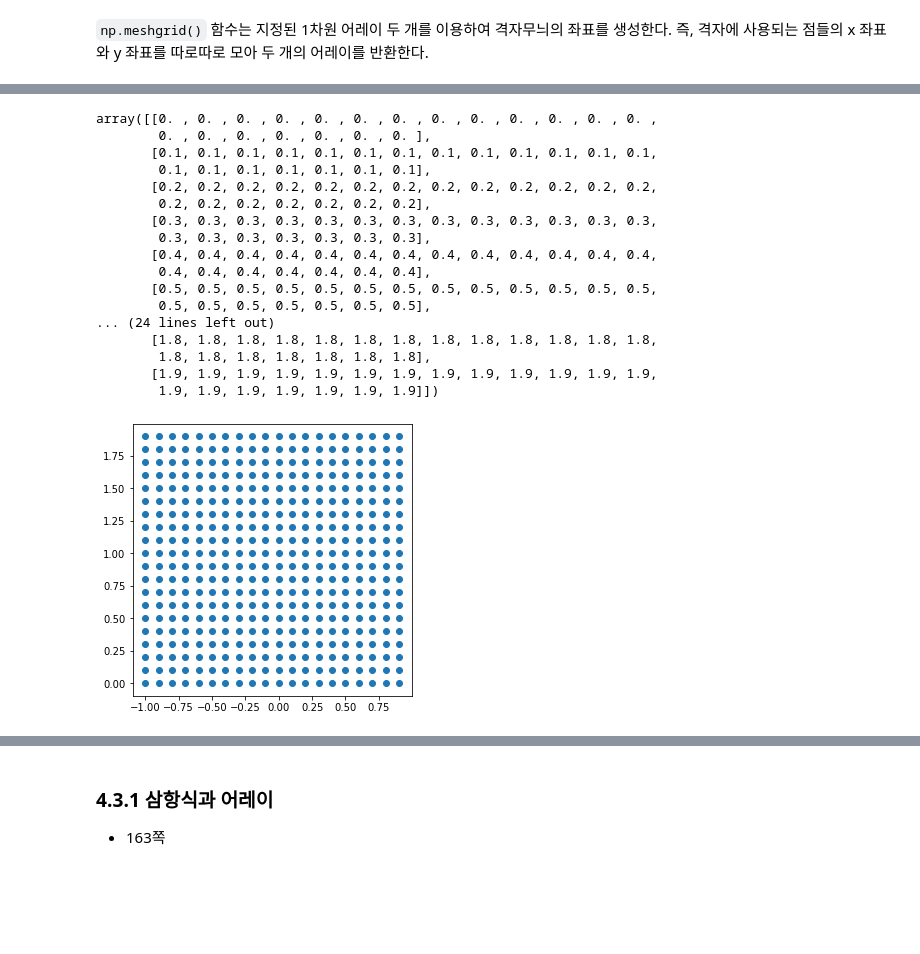
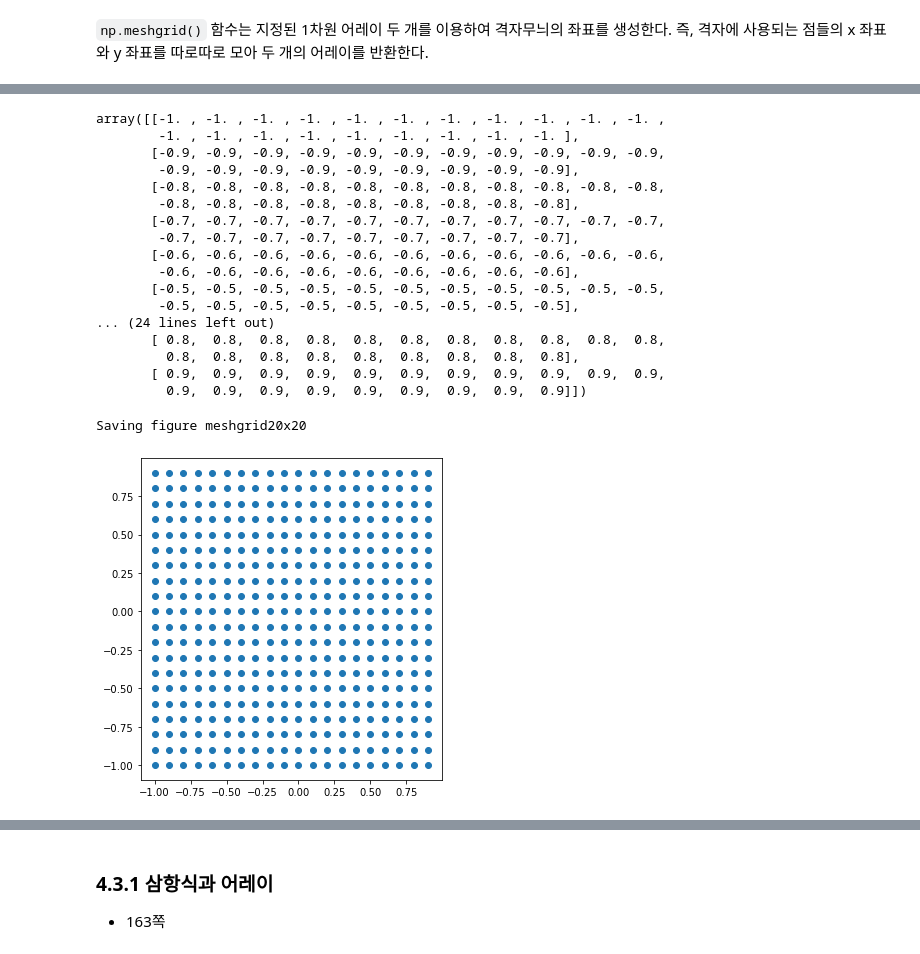
Before and after one commit to codingalzi/pydata, a Jupyter notebook: notebooks/pydata04-numpy-basics-3.ipynb, the cells around one changed output, grey strips where cells are left out. Drawn from its saved outputs; the diff is of its cells as text; code cells hidden in the pictures; blank space fills up the shorter version.

```diff
--- a/notebooks/pydata04-numpy-basics-3.ipynb
+++ b/notebooks/pydata04-numpy-basics-3.ipynb
@@ -23,3 +27,19 @@ plt.rc('figure', figsize=(10, 6))
+# %%
+import os
+
+# 그래프 저장을 디렉토리 지정
+PROJECT_ROOT_DIR = "."
+CHAPTER_ID = "graphs"
+IMAGES_PATH = os.path.join(PROJECT_ROOT_DIR, "images", CHAPTER_ID)
+os.makedirs(IMAGES_PATH, exist_ok=True)
+
+# 그래프 저장 함수 선언
+def save_fig(fig_id, tight_layout=True, fig_extension="png", resolution=200):
+    path = os.path.join(IMAGES_PATH, fig_id + "." + fig_extension)
+    print("Saving figure", fig_id)
+    if tight_layout:
+        plt.tight_layout()
+    plt.savefig(path, format=fig_extension, dpi=resolution)
 # %% [markdown]
 ## 4.2 항목별 함수 적용 (p. 158)
 # %% [markdown]
@@ -156,7 +174,7 @@ points = np.arange(-1, 1, 0.1) # 1000 equally spaced points
 `np.meshgrid()` 함수는 지정된 1차원 어레이 두 개를 이용하여 격자무늬의 좌표를 생성한다.
 즉, 격자에 사용되는 점들의 x 좌표와 y 좌표를 따로따로 모아 두 개의 어레이를 반환한다.
 # %%
-xs, ys = np.meshgrid(points, points2)
+xs, ys = np.meshgrid(points, points)
 # %%
 xs
 # %% [output]
@@ -180,29 +198,31 @@ array([[-1. , -0.9, -0.8, -0.7, -0.6, -0.5, -0.4, -0.3, -0.2, -0.1, -0. ,
 # %%
 ys
 # %% [output]
-array([[0. , 0. , 0. , 0. , 0. , 0. , 0. , 0. , 0. , 0. , 0. , 0. , 0. ,
-        0. , 0. , 0. , 0. , 0. , 0. , 0. ],
-       [0.1, 0.1, 0.1, 0.1, 0.1, 0.1, 0.1, 0.1, 0.1, 0.1, 0.1, 0.1, 0.1,
-        0.1, 0.1, 0.1, 0.1, 0.1, 0.1, 0.1],
-       [0.2, 0.2, 0.2, 0.2, 0.2, 0.2, 0.2, 0.2, 0.2, 0.2, 0.2, 0.2, 0.2,
-        0.2, 0.2, 0.2, 0.2, 0.2, 0.2, 0.2],
-       [0.3, 0.3, 0.3, 0.3, 0.3, 0.3, 0.3, 0.3, 0.3, 0.3, 0.3, 0.3, 0.3,
-        0.3, 0.3, 0.3, 0.3, 0.3, 0.3, 0.3],
-       [0.4, 0.4, 0.4, 0.4, 0.4, 0.4, 0.4, 0.4, 0.4, 0.4, 0.4, 0.4, 0.4,
-        0.4, 0.4, 0.4, 0.4, 0.4, 0.4, 0.4],
-       [0.5, 0.5, 0.5, 0.5, 0.5, 0.5, 0.5, 0.5, 0.5, 0.5, 0.5, 0.5, 0.5,
-        0.5, 0.5, 0.5, 0.5, 0.5, 0.5, 0.5],
+array([[-1. , -1. , -1. , -1. , -1. , -1. , -1. , -1. , -1. , -1. , -1. ,
+        -1. , -1. , -1. , -1. , -1. , -1. , -1. , -1. , -1. ],
+       [-0.9, -0.9, -0.9, -0.9, -0.9, -0.9, -0.9, -0.9, -0.9, -0.9, -0.9,
+        -0.9, -0.9, -0.9, -0.9, -0.9, -0.9, -0.9, -0.9, -0.9],
+       [-0.8, -0.8, -0.8, -0.8, -0.8, -0.8, -0.8, -0.8, -0.8, -0.8, -0.8,
+        -0.8, -0.8, -0.8, -0.8, -0.8, -0.8, -0.8, -0.8, -0.8],
+       [-0.7, -0.7, -0.7, -0.7, -0.7, -0.7, -0.7, -0.7, -0.7, -0.7, -0.7,
+        -0.7, -0.7, -0.7, -0.7, -0.7, -0.7, -0.7, -0.7, -0.7],
+       [-0.6, -0.6, -0.6, -0.6, -0.6, -0.6, -0.6, -0.6, -0.6, -0.6, -0.6,
+        -0.6, -0.6, -0.6, -0.6, -0.6, -0.6, -0.6, -0.6, -0.6],
+       [-0.5, -0.5, -0.5, -0.5, -0.5, -0.5, -0.5, -0.5, -0.5, -0.5, -0.5,
+        -0.5, -0.5, -0.5, -0.5, -0.5, -0.5, -0.5, -0.5, -0.5],
 ... (24 lines left out)
-       [1.8, 1.8, 1.8, 1.8, 1.8, 1.8, 1.8, 1.8, 1.8, 1.8, 1.8, 1.8, 1.8,
-        1.8, 1.8, 1.8, 1.8, 1.8, 1.8, 1.8],
-       [1.9, 1.9, 1.9, 1.9, 1.9, 1.9, 1.9, 1.9, 1.9, 1.9, 1.9, 1.9, 1.9,
-        1.9, 1.9, 1.9, 1.9, 1.9, 1.9, 1.9]])
+       [ 0.8,  0.8,  0.8,  0.8,  0.8,  0.8,  0.8,  0.8,  0.8,  0.8,  0.8,
+         0.8,  0.8,  0.8,  0.8,  0.8,  0.8,  0.8,  0.8,  0.8],
+       [ 0.9,  0.9,  0.9,  0.9,  0.9,  0.9,  0.9,  0.9,  0.9,  0.9,  0.9,
+         0.9,  0.9,  0.9,  0.9,  0.9,  0.9,  0.9,  0.9,  0.9]])
 # %%
 plt.rc('figure', figsize=(5, 5))
 plt.scatter(xs, ys)
+save_fig('meshgrid20x20')
 plt.show()
 # %% [output]
+Saving figure meshgrid20x20
-[figure, old version]
+[figure, new version]
 # %%
 z = np.sqrt(xs ** 2 + ys ** 2)
 z
```
Also changed, not shown: parts of 44 cells of this notebook, 1 other file.
